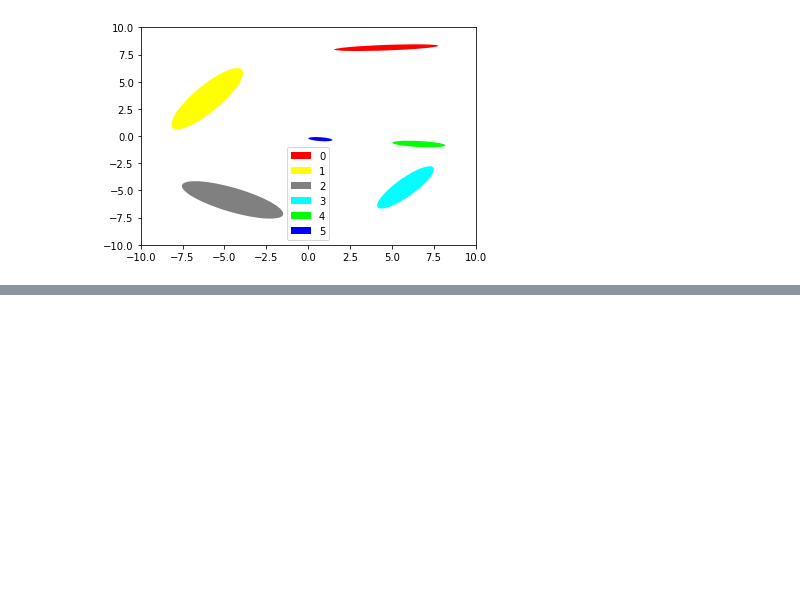
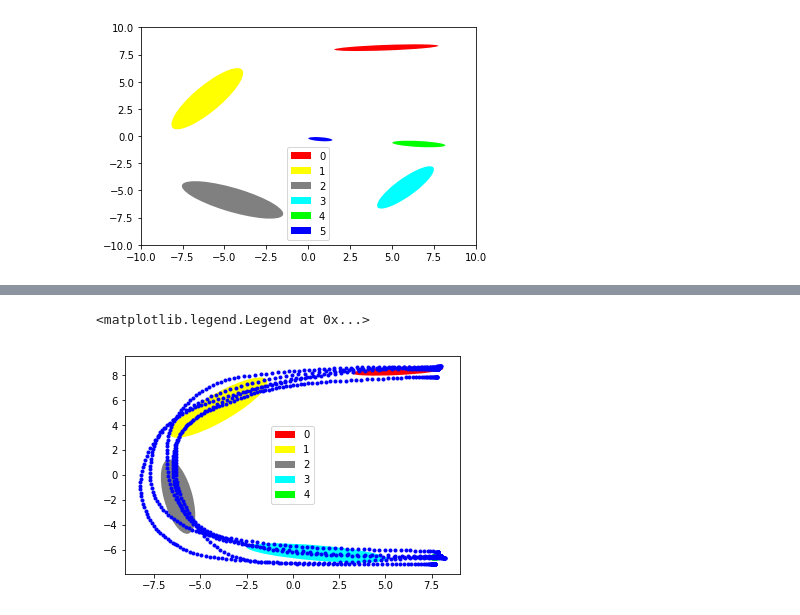
Before and after one commit to fabienjammes/ee613-python, a Jupyter notebook: python notebooks/HSMM.ipynb, the cells around one changed output, grey strips where cells are left out. Cells and saved outputs as stored; diff of their text form; code cells hidden in the pictures; blank space fills up the shorter version.

```diff
--- a/python notebooks/HSMM.ipynb
+++ b/python notebooks/HSMM.ipynb
@@ -149,16 +146,17 @@ class HMM(GMM):
 
 
     def compute_messages(self,x,obs_slice=None):
-        alpha = np.zeros((self.N,self.K))
-        beta = np.zeros((self.N,self.K))
-        gamma = np.zeros((self.N,self.K))
-        zeta = np.zeros((self.N,self.K, self.K))
-        B = np.zeros((self.N,self.K))
-        c = np.zeros(self.N)
+        N = x.shape[0]
+        alpha = np.zeros((N,self.K))
+        beta = np.zeros((N,self.K))
+        gamma = np.zeros((N,self.K))
+        zeta = np.zeros((N,self.K, self.K))
+        B = np.zeros((N,self.K))
+        c = np.zeros(N)
 
         #compute emission probabilities
         if obs_slice is not None:
-            means_slice, covariances_slice = self.get_marginals(obs_slice)
+            means_slice, covariances_slice = self.get_marginal(obs_slice)
             for k in range(self.K):
                 B[:,k] = mvn(mean=means_slice[k], cov=covariances_slice[k]).pdf(x)
         else:
@@ -169,14 +167,14 @@ class HMM(GMM):
         alpha[0,:] = self.weights_ * B[0,:]
         c[0] = 1./(np.sum(alpha[0])+realmin)
         alpha[0] *= c[0]
-        for n in range(1,self.N):
+        for n in range(1,N):
             alpha[n,:] = B[n,:]*np.dot(alpha[n-1,:], self.Trans_)
             c[n] = 1./(np.sum(alpha[n])+realmin)
             alpha[n] *= c[n]
 
         #compute beta
         beta[-1,:] = np.ones(self.K)*c[-1]
-        for n in range(self.N-1,0,-1):
+        for n in range(N-1,0,-1):
             beta[n-1,:] = np.dot(beta[n,:]*B[n,:], self.Trans_.T)
             beta[n-1,:] = (beta[n-1,:]*c[n-1])
 
@@ -185,11 +183,11 @@ class HMM(GMM):
         L = -np.sum(np.log(c))
 
         #compute gamma
-        for n in range(self.N):
+        for n in range(N):
             gamma[n,:] = alpha[n,:]*beta[n,:]/np.sum(alpha[n,:]*beta[n,:])
 
         #compute zeta
-        for n in range(self.N-1):
+        for n in range(N-1):
             for k in range(self.K):
                 zeta[n][k,:] = alpha[n,k]*B[n+1,:]*beta[n+1,:]*self.Trans_[k,:]
 
@@ -271,7 +269,12 @@ class HMM(GMM):
 
     def condition(self,x_in,dim_in,dim_out,h=None, return_gmm = False):
         _,alpha,_,_,_,_,_ =  self.compute_messages(x_in, dim_in)
-        return super(HSMM,self).condition(x_in,dim_in,dim_out,h=alpha,return_gmm=return_gmm)
+        print alpha.shape
+        x_out = []
+        for i,x in enumerate(x_in):
+            pred,cov = GMM.condition(self,x[None,:],dim_in,dim_out,h=alpha[i],return_gmm=return_gmm)
+            x_out += [pred]
+        return np.asarray(x_out)
 
     def plot(self):
         fig,ax = plt.subplots()
@@ -415,0 +483,10 @@ class HSMM(HMM):
+# %%
+fig,ax = plt.subplots()
+plt.plot(Y[:,2], Y[:,3],'.b')
+colors = [[1.,0.,0.],[1.,1.,0.],[0.5,0.5,0.5],[0.,1.,1.],[0.,1.,0.],[0.,0.,1.],]
+
+plot_GMM(hmm.means_[:,2:],hmm.covariances_[:,2:,2:],ax,colors=colors,labels=range(6))
+plt.legend()
+# %% [output]
+<matplotlib.legend.Legend at 0x...>
+[figure, added]
```
Also changed, not shown: parts of 47 cells of this notebook, 1 other file.
